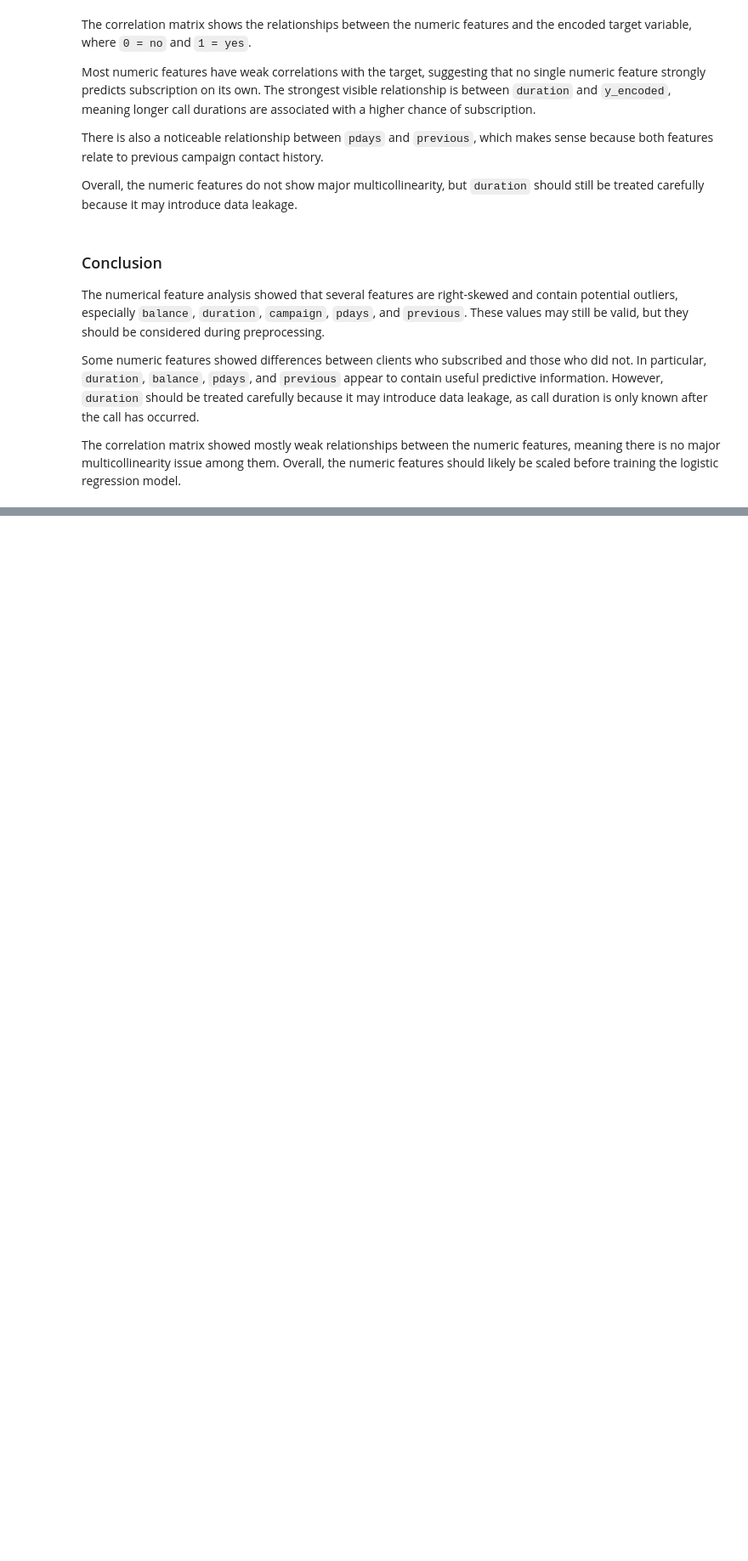
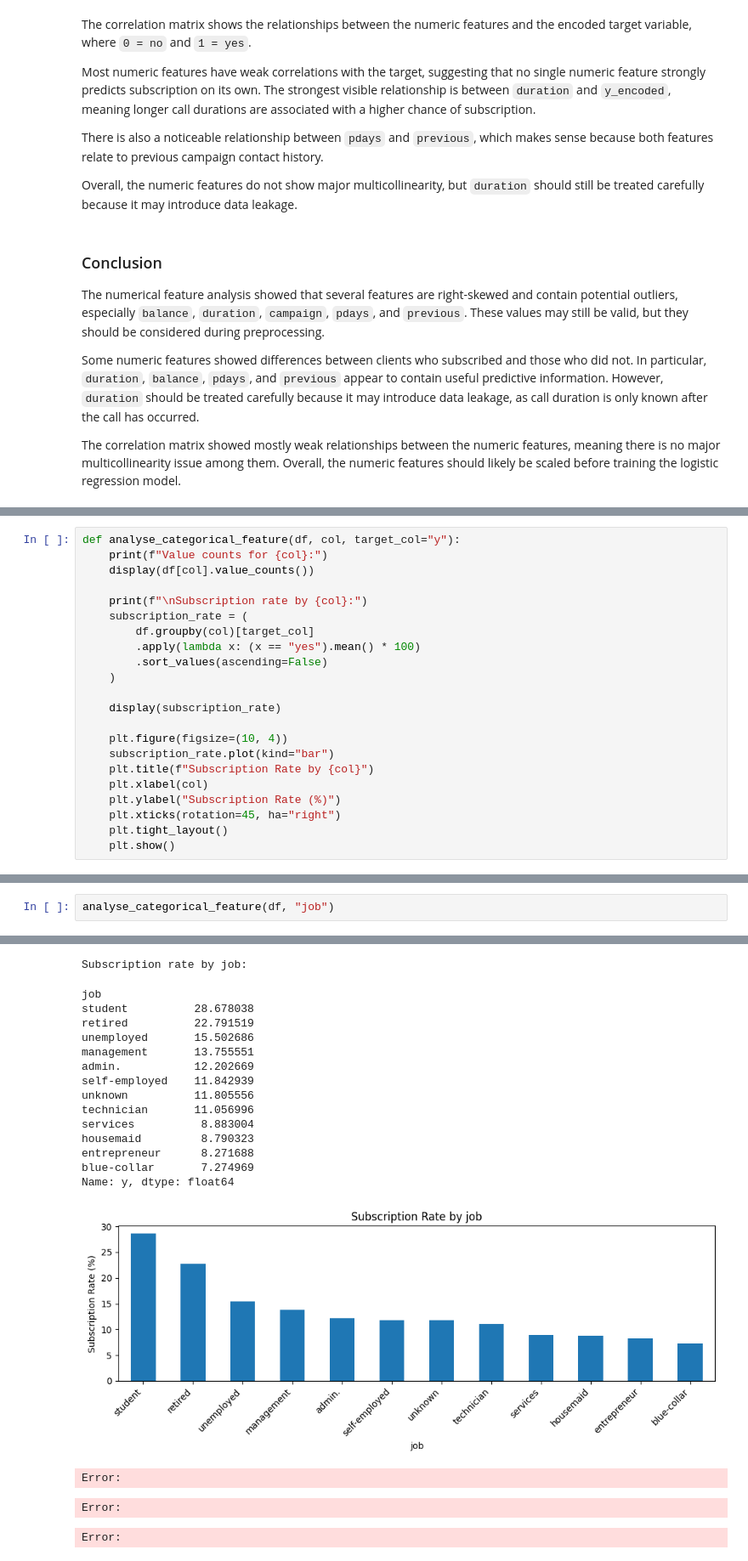
Before and after one commit to jacksonjgee/bank-marketing-logistic-regression, a Jupyter notebook: notebooks/Exploratory Data Analysis.ipynb, the cells around one changed output, grey strips where cells are left out. Shown at 85% size. Drawn from its saved outputs; the diff is of its cells as text; blank space fills up the shorter version.

```diff
--- a/notebooks/Exploratory Data Analysis.ipynb
+++ b/notebooks/Exploratory Data Analysis.ipynb
@@ -427,0 +503,22 @@ The correlation matrix showed mostly weak relationships between the numeric feat
+# %%
+def analyse_categorical_feature(df, col, target_col="y"):
+    print(f"Value counts for {col}:")
+    display(df[col].value_counts())
+
+    print(f"\nSubscription rate by {col}:")
+    subscription_rate = (
+        df.groupby(col)[target_col]
+        .apply(lambda x: (x == "yes").mean() * 100)
+        .sort_values(ascending=False)
+    )
+
+    display(subscription_rate)
+
+    plt.figure(figsize=(10, 4))
+    subscription_rate.plot(kind="bar")
+    plt.title(f"Subscription Rate by {col}")
+    plt.xlabel(col)
+    plt.ylabel("Subscription Rate (%)")
+    plt.xticks(rotation=45, ha="right")
+    plt.tight_layout()
+    plt.show()
@@ -427,0 +529,3 @@ The correlation matrix showed mostly weak relationships between the numeric feat
+# %%
+analyse_categorical_feature(df, "job")
+# %% [output]
@@ -427,0 +547,19 @@ The correlation matrix showed mostly weak relationships between the numeric feat
+Subscription rate by job:
+job
+student          28.678038
+retired          22.791519
+unemployed       15.502686
+management       13.755551
+admin.           12.202669
+self-employed    11.842939
+unknown          11.805556
+technician       11.056996
+services          8.883004
+housemaid         8.790323
+entrepreneur      8.271688
+blue-collar       7.274969
+Name: y, dtype: float64
+[figure, added]
+Error:
+Error:
+Error:
```
Also changed, not shown: parts of 32 cells of this notebook, 2 other files.
